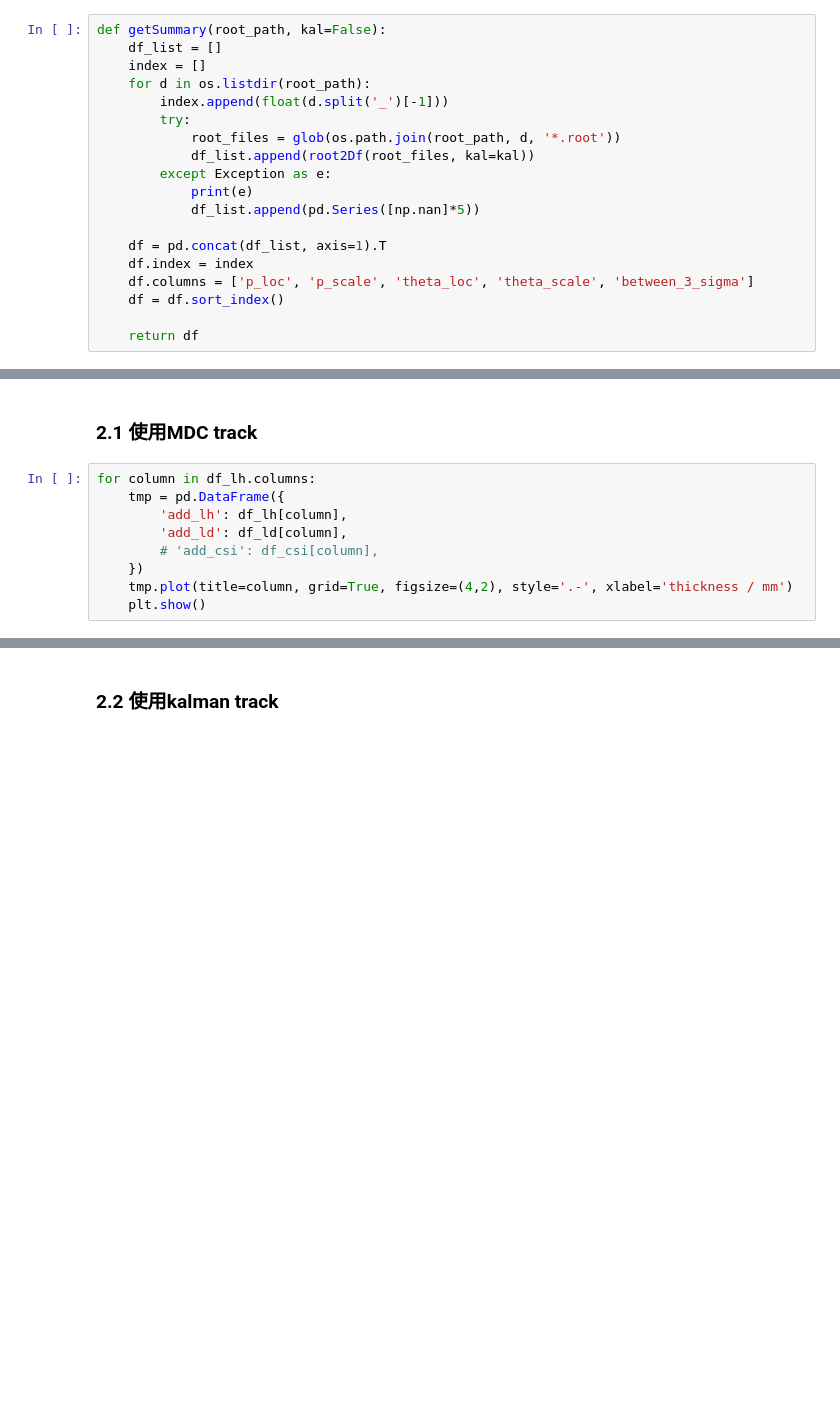
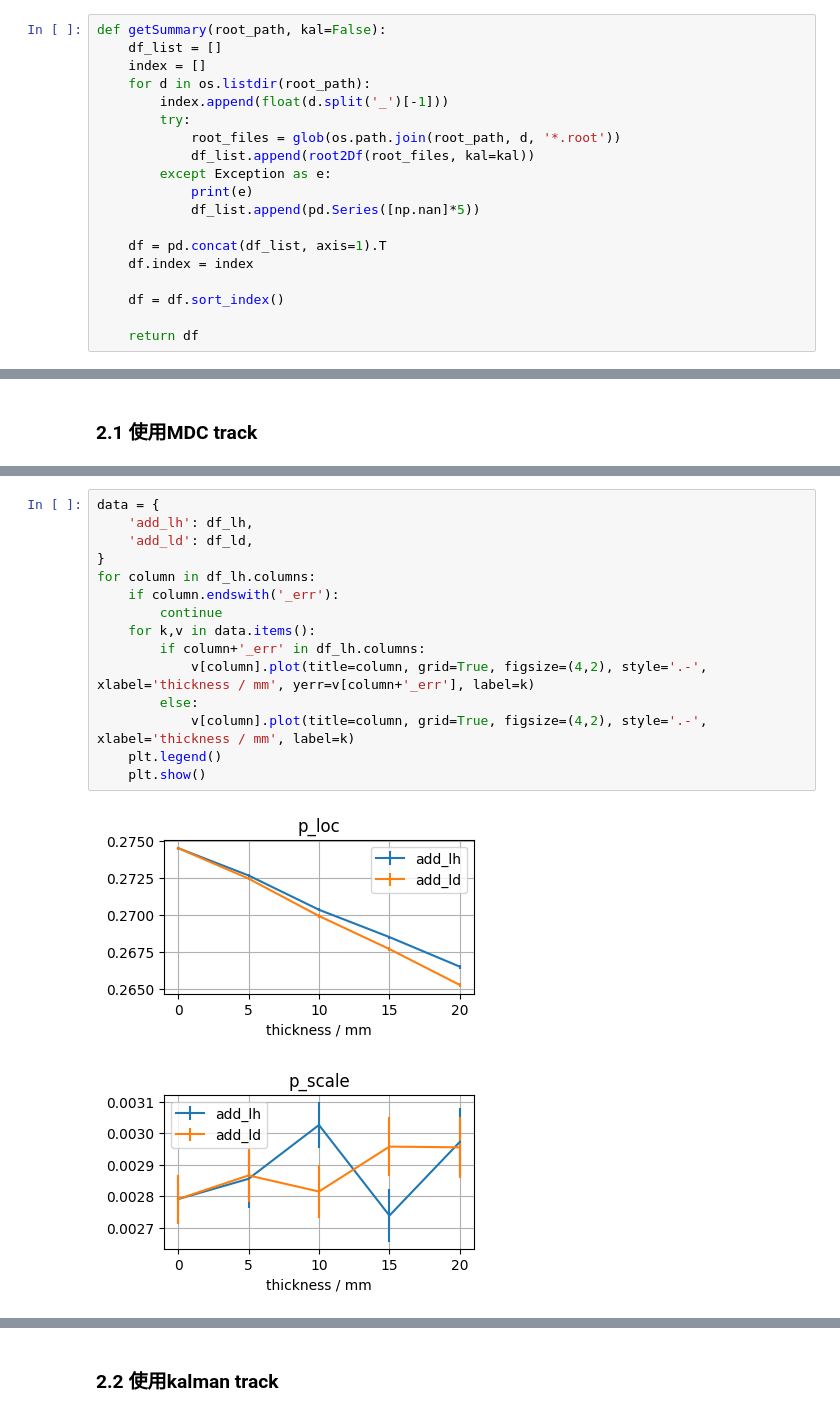
Before and after one commit to yuansicheng/bes3_add_layer, a Jupyter notebook: code/analyse/single_p+_fixed_enery_and_direction.ipynb, the cells around one changed output, grey strips where cells are left out. Cells and saved outputs as stored; diff of their text form; blank space fills up the shorter version.

```diff
--- a/code/analyse/single_p+_fixed_enery_and_direction.ipynb
+++ b/code/analyse/single_p+_fixed_enery_and_direction.ipynb
@@ -32,7 +32,7 @@ def getSummary(root_path, kal=False):
 
     df = pd.concat(df_list, axis=1).T
     df.index = index
-    df.columns = ['p_loc', 'p_scale', 'theta_loc', 'theta_scale', 'between_3_sigma']
+
     df = df.sort_index()
 
     return df
@@ -115,12 +89,3 @@ z:\junofs\users\yuansc\bes3_add_layer\code\analyse\../../data/gen/single_p+/p_0.
 ## 2. 可视化
 # %% [markdown]
 ### 2.1 使用MDC track
-# %%
-for column in df_lh.columns:
-    tmp = pd.DataFrame({
-        'add_lh': df_lh[column],
-        'add_ld': df_ld[column],
-        # 'add_csi': df_csi[column],
-    })
-    tmp.plot(title=column, grid=True, figsize=(4,2), style='.-', xlabel='thickness / mm')
-    plt.show()
@@ -132,0 +92,18 @@ for column in df_lh.columns:
+# %%
+data = {
+    'add_lh': df_lh,
+    'add_ld': df_ld,
+}
+for column in df_lh.columns:
+    if column.endswith('_err'):
+        continue
+    for k,v in data.items():
+        if column+'_err' in df_lh.columns:
+            v[column].plot(title=column, grid=True, figsize=(4,2), style='.-', xlabel='thickness / mm', yerr=v[column+'_err'], label=k)
+        else:
+            v[column].plot(title=column, grid=True, figsize=(4,2), style='.-', xlabel='thickness / mm', label=k)
+    plt.legend()
+    plt.show()
+# %% [output]
+[figure, added]
+[figure, added]
```
Also changed, not shown: parts of 8 cells of this notebook, 4 other files.
